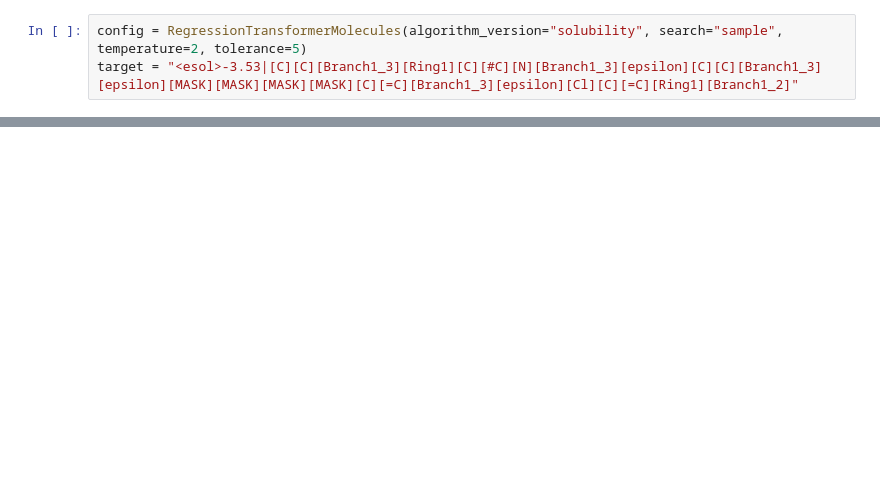
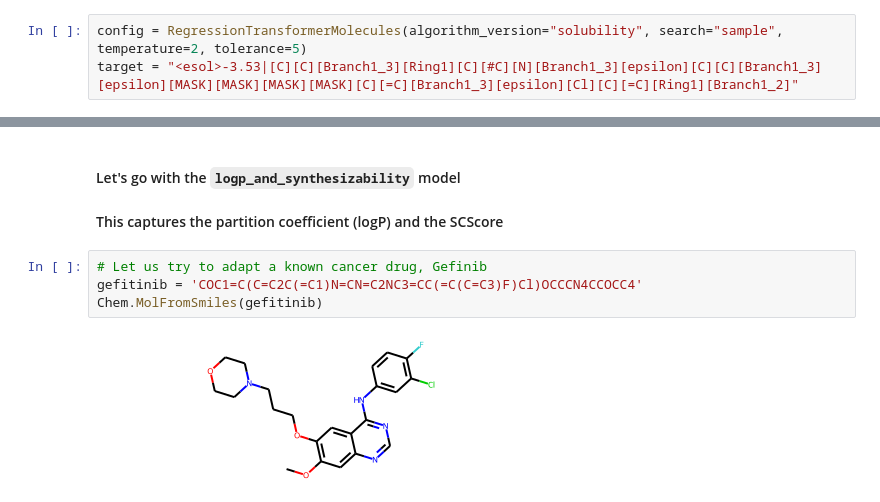
Before and after one commit to GT4SD/gt4sd-core, a Jupyter notebook: notebooks/regression-transformer-demo.ipynb, the cells around one changed output, grey strips where cells are left out. Saved outputs shown, nothing was run; the diff lists cells and outputs as text; blank space fills up the shorter version.

```diff
--- a/notebooks/regression-transformer-demo.ipynb
+++ b/notebooks/regression-transformer-demo.ipynb
@@ -74,0 +183,9 @@ mols2grid.display(
+# %% [markdown]
+#### Let's go with the `logp_and_synthesizability` model
+#### This captures the partition coefficient (logP) and the SCScore
+# %%
+# Let us try to adapt a known cancer drug, Gefinib
+gefitinib = 'COC1=C(C=C2C(=C1)N=CN=C2NC3=CC(=C(C=C3)F)Cl)OCCCN4CCOCC4'
+Chem.MolFromSmiles(gefitinib)
+# %% [output]
+[figure, added]
```
Also changed, not shown: parts of 21 cells of this notebook, 2 other files.
